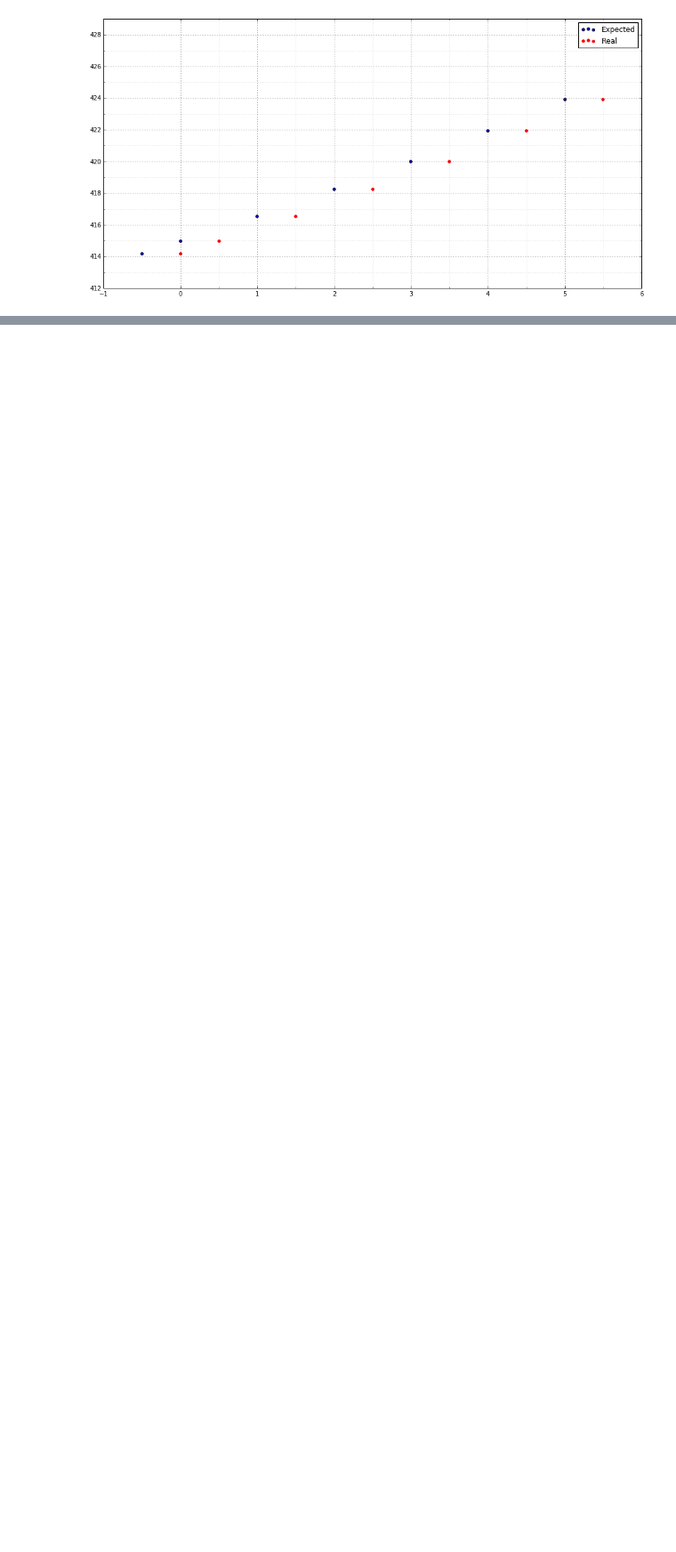
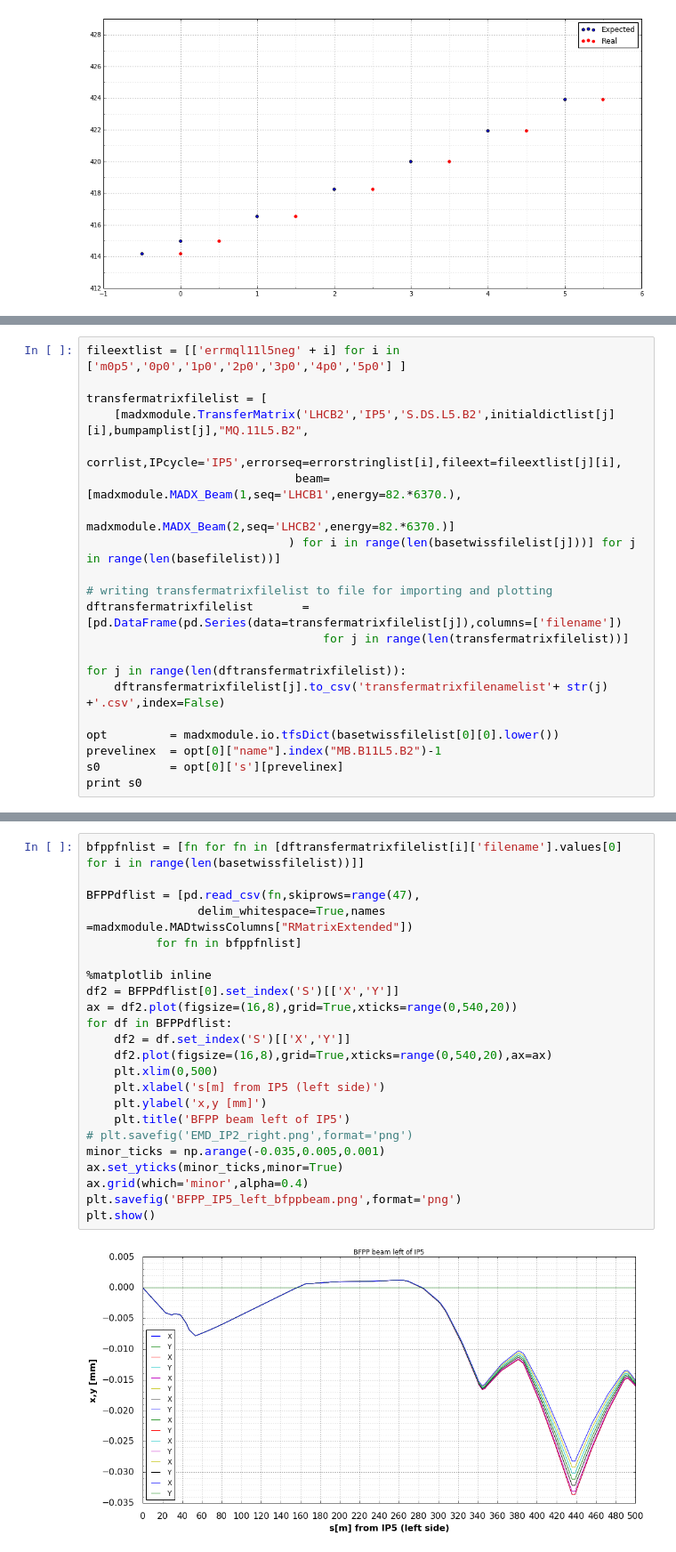
Before and after one commit to TMsangohan/Python_Tracking_Sec_Beams, a Jupyter notebook: BFPPTracking-IP5.ipynb, the cells around one changed output, grey strips where cells are left out. Shown at 89% size. Cells and saved outputs as stored; diff of their text form; blank space fills up the shorter version.

```diff
--- a/BFPPTracking-IP5.ipynb
+++ b/BFPPTracking-IP5.ipynb
@@ -370,0 +655,21 @@ plt.show()
+# %%
+fileextlist = [['errmql11l5neg' + i] for i in ['m0p5','0p0','1p0','2p0','3p0','4p0','5p0'] ]
+
+transfermatrixfilelist = [
+    [madxmodule.TransferMatrix('LHCB2','IP5','S.DS.L5.B2',initialdictlist[j][i],bumpamplist[j],"MQ.11L5.B2",
+                               corrlist,IPcycle='IP5',errorseq=errorstringlist[i],fileext=fileextlist[j][i],
+                              beam=[madxmodule.MADX_Beam(1,seq='LHCB1',energy=82.*6370.),
+                                    madxmodule.MADX_Beam(2,seq='LHCB2',energy=82.*6370.)]
+                             ) for i in range(len(basetwissfilelist[j]))] for j in range(len(basefilelist))]
+
+# writing transfermatrixfilelist to file for importing and plotting
+dftransfermatrixfilelist       = [pd.DataFrame(pd.Series(data=transfermatrixfilelist[j]),columns=['filename'])
+                                  for j in range(len(transfermatrixfilelist))]
+
+for j in range(len(dftransfermatrixfilelist)):
+    dftransfermatrixfilelist[j].to_csv('transfermatrixfilenamelist'+ str(j) +'.csv',index=False)
+
+opt         = madxmodule.io.tfsDict(basetwissfilelist[0][0].lower())
+prevelinex  = opt[0]["name"].index("MB.B11L5.B2")-1
+s0          = opt[0]['s'][prevelinex]
+print s0
@@ -370,0 +722,25 @@ plt.show()
+# %%
+bfppfnlist = [fn for fn in [dftransfermatrixfilelist[i]['filename'].values[0] for i in range(len(basetwissfilelist))]]
+
+BFPPdflist = [pd.read_csv(fn,skiprows=range(47),
+                delim_whitespace=True,names =madxmodule.MADtwissColumns["RMatrixExtended"])
+          for fn in bfppfnlist]
+
+%matplotlib inline
+df2 = BFPPdflist[0].set_index('S')[['X','Y']]
+ax = df2.plot(figsize=(16,8),grid=True,xticks=range(0,540,20))
+for df in BFPPdflist:
+    df2 = df.set_index('S')[['X','Y']]
+    df2.plot(figsize=(16,8),grid=True,xticks=range(0,540,20),ax=ax)
+    plt.xlim(0,500)
+    plt.xlabel('s[m] from IP5 (left side)')
+    plt.ylabel('x,y [mm]')
+    plt.title('BFPP beam left of IP5')
+# plt.savefig('EMD_IP2_right.png',format='png')
+minor_ticks = np.arange(-0.035,0.005,0.001)
+ax.set_yticks(minor_ticks,minor=True)
+ax.grid(which='minor',alpha=0.4)
+plt.savefig('BFPP_IP5_left_bfppbeam.png',format='png')
+plt.show()
+# %% [output]
+[figure, added]
```
Also changed, not shown: parts of 24 cells of this notebook.
